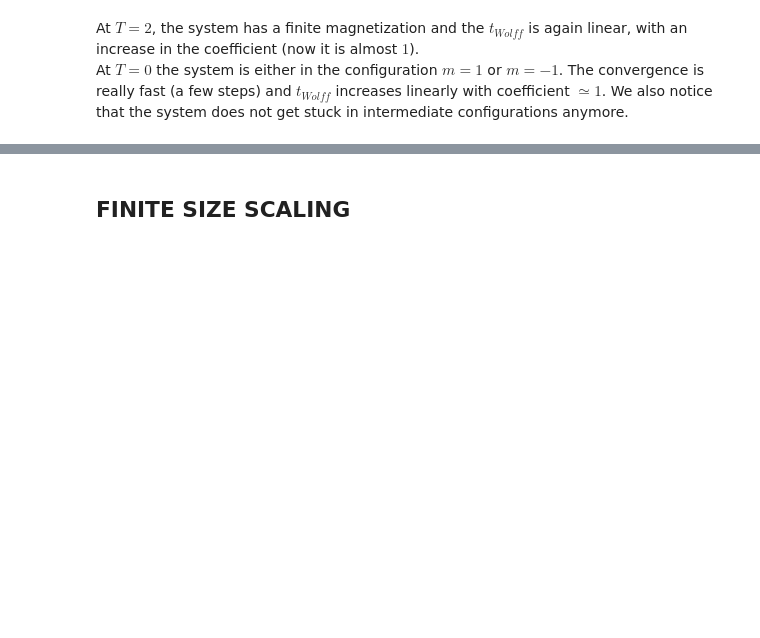
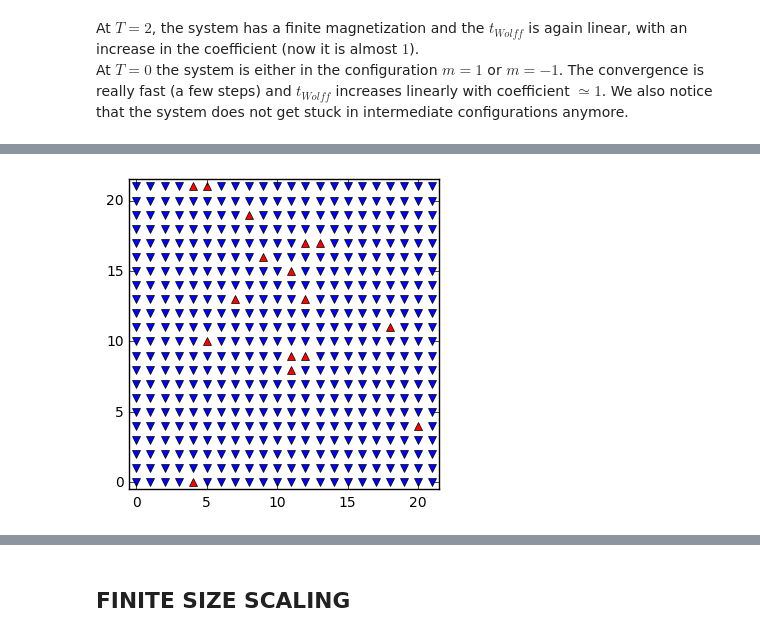
Before and after one commit to DromaninCM/PAS-IPython-notebooks, a Jupyter notebook: homework-4-pas-krzakala.ipynb, the cells around one changed output, grey strips where cells are left out. Drawn from its saved outputs; the diff is of its cells as text; code cells hidden in the pictures; blank space fills up the shorter version.

```diff
--- a/homework-4-pas-krzakala.ipynb
+++ b/homework-4-pas-krzakala.ipynb
@@ -630,0 +655,2 @@ At $T=0$ the system is either in the configuration $m=1$ or $m=-1$. The converge
+# %%
+IsingT3 = lattice(22, 2)
@@ -630,0 +659,4 @@ At $T=0$ the system is either in the configuration $m=1$ or $m=-1$. The converge
+# %%
+IsingT3.plot_lattice()
+# %% [output]
+[figure, added]
```
Also changed, not shown: parts of 30 cells of this notebook.
